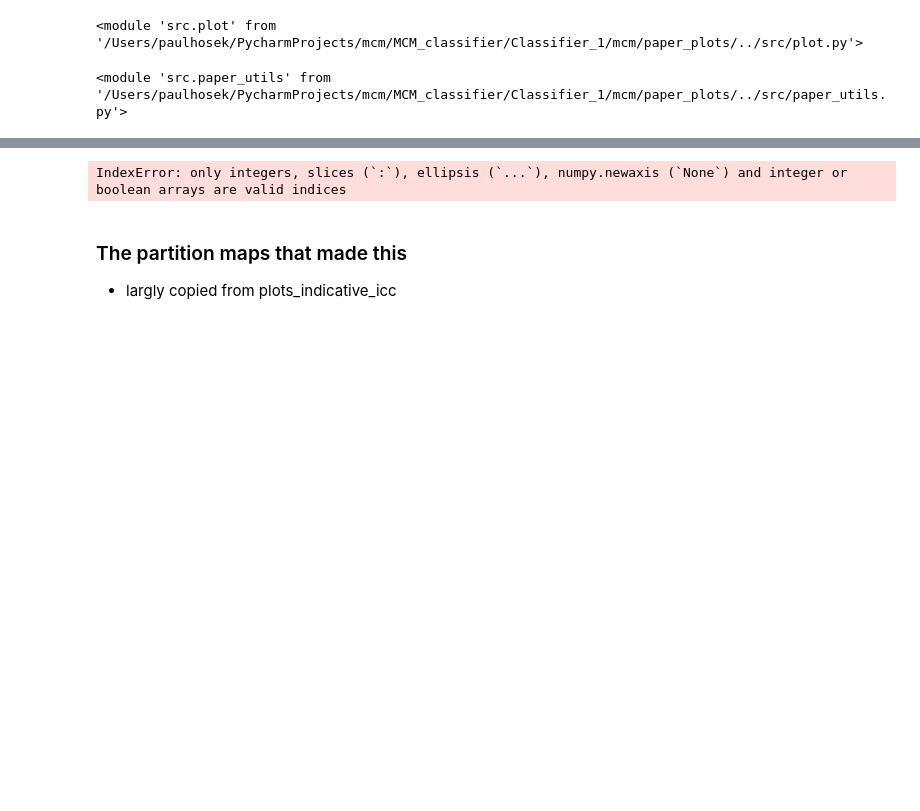
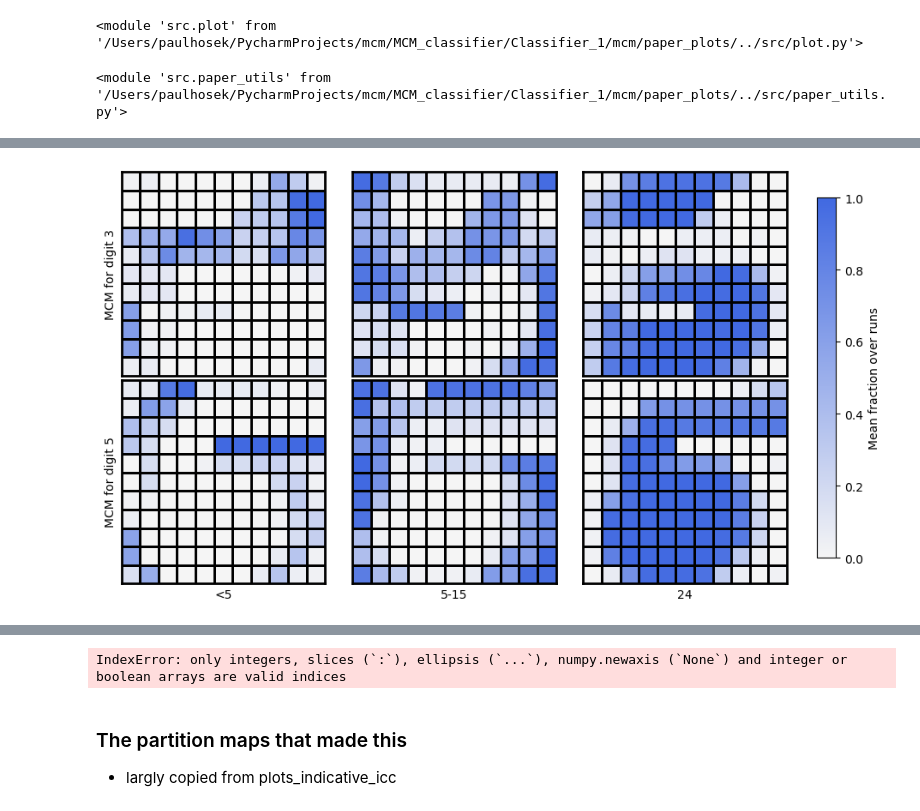
Before and after one commit to PaulHosek/MCM_classifier, a Jupyter notebook: Classifier_1/mcm/paper_plots/plots_testaccuracy_byk.ipynb, the cells around one changed output, grey strips where cells are left out. Cells and saved outputs as stored; diff of their text form; code cells hidden in the pictures; blank space fills up the shorter version.

```diff
--- a/Classifier_1/mcm/paper_plots/plots_testaccuracy_byk.ipynb
+++ b/Classifier_1/mcm/paper_plots/plots_testaccuracy_byk.ipynb
@@ -153,0 +199,30 @@ plt.savefig(f"./img/testacc_icc_{mcms_range[0]}{mcms_range[1]}_nrun{nrun}", bbox
+# %%
+res = np.array(pmaps).mean(axis=0)
+cmap = myplot.cmap_to_gray("royalblue", reverse=True)
+x_labels = (f"<{endpoints[0]}",f"{endpoints[0]}-{endpoints[1]}",f"{endpoints[-1] if not endpoints[-1]==121 else '>'+str(endpoints[1])}")
+
+fig, axs = plt.subplots(2, 3, figsize=(11, 6))
+
+for i in range(axs.shape[0]):
+    for j in range(axs.shape[1]):
+        ax = axs[i, j]
+        out = res[i][j]
+        im = myplot.partition_map(ax, out, None, myplot.find_borders(np.arange(121).reshape((11,11))), cbar=False, normalise=False, cmap=cmap)
+        if i == 1:
+            ax.set_xlabel(f"{x_labels[j]}")
+            # ax.text(-0.2, 0.5, f"Digit {i}", transform=ax.transAxes, va='center', ha='right')
+        if j == 0:
+            ax.set_ylabel(f"MCM for digit {mcms_range[i]}")
+
+fig.subplots_adjust(bottom=0.1, top=0.9, left=0.1, right=0.83,
+                    wspace=0.02, hspace=0.02)
+cbar_ax = fig.add_axes([0.85, 0.15, 0.02, 0.7])
+
+cbar = fig.colorbar(im, cax=cbar_ax)
+cbar.set_label('Mean fraction over runs')
+
+
+
+plt.savefig(f"./img/testacc_icc_pmaps{mcms_range[0]}{mcms_range[1]}_nrun{nrun}", bbox_inches="tight", dpi=300)
+# %% [output]
+[figure, added]
```
Also changed, not shown: parts of 10 cells of this notebook, 3 other files.
